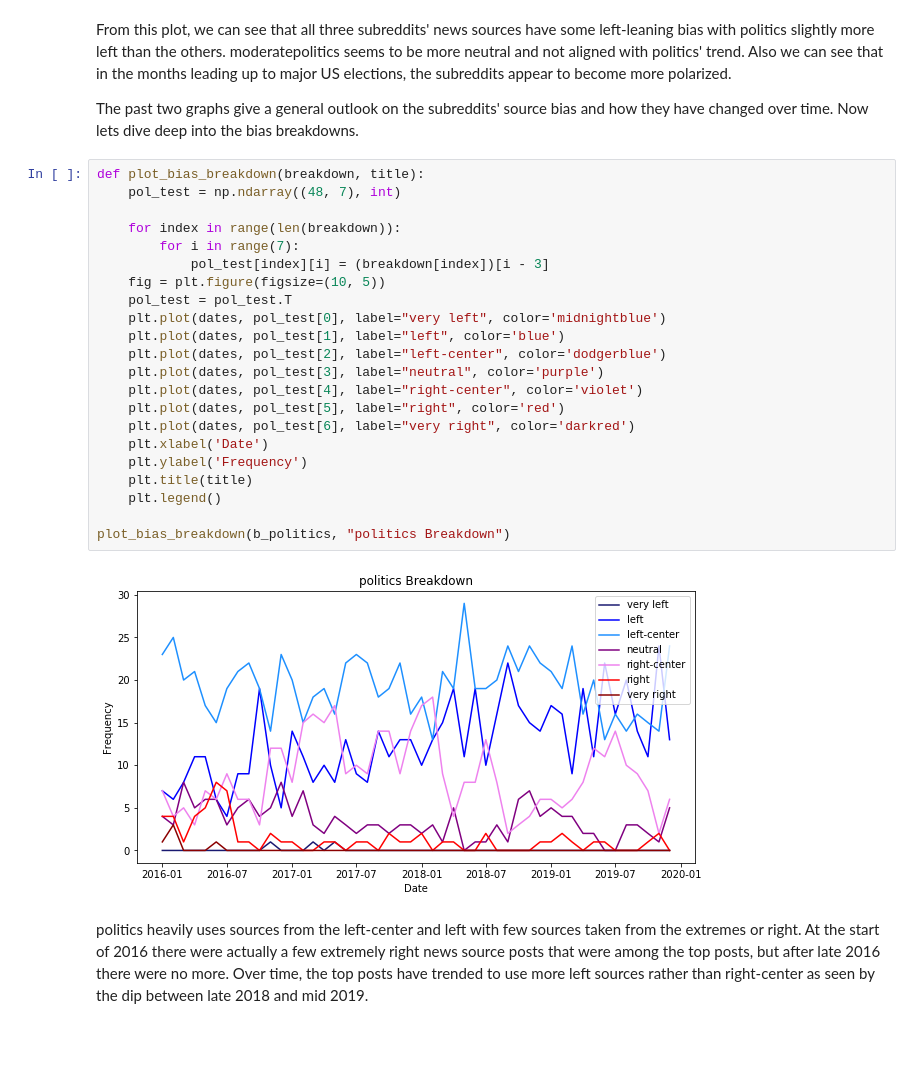
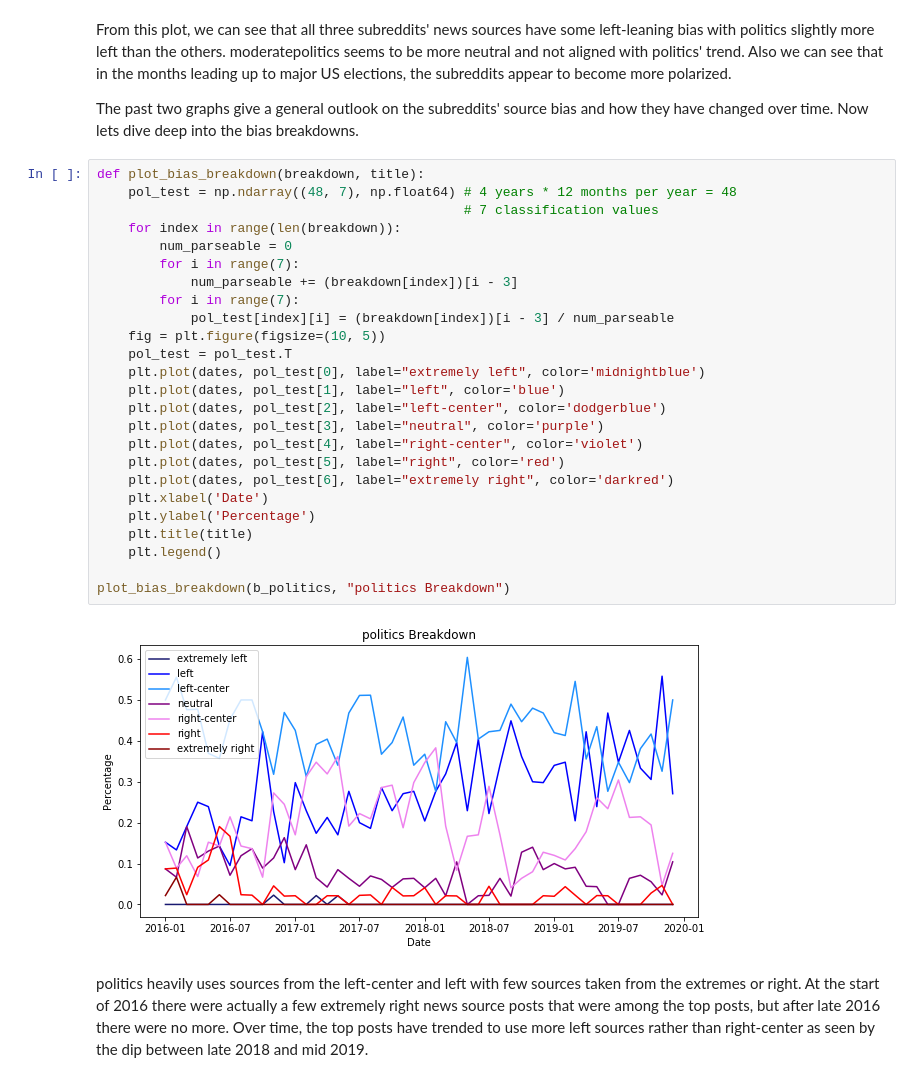
Before and after one commit to alancai98/388-final-project, a Jupyter notebook: 15-388 Final Project.ipynb, the cells around one changed output. Drawn from its saved outputs; the diff is of its cells as text; blank space fills up the shorter version.

```diff
--- a/15-388 Final Project.ipynb
+++ b/15-388 Final Project.ipynb
@@ -254,28 +262,31 @@ From this plot, we can see that all three subreddits' news sources have some lef
 The past two graphs give a general outlook on the subreddits' source bias and how they have changed over time. Now lets dive deep into the bias breakdowns.
 # %%
 def plot_bias_breakdown(breakdown, title):
-    pol_test = np.ndarray((48, 7), int)
-
+    pol_test = np.ndarray((48, 7), np.float64) # 4 years * 12 months per year = 48
+                                               # 7 classification values
     for index in range(len(breakdown)):
+        num_parseable = 0
         for i in range(7):
-            pol_test[index][i] = (breakdown[index])[i - 3]
+            num_parseable += (breakdown[index])[i - 3]
+        for i in range(7):
+            pol_test[index][i] = (breakdown[index])[i - 3] / num_parseable
     fig = plt.figure(figsize=(10, 5))
     pol_test = pol_test.T
-    plt.plot(dates, pol_test[0], label="very left", color='midnightblue')
+    plt.plot(dates, pol_test[0], label="extremely left", color='midnightblue')
     plt.plot(dates, pol_test[1], label="left", color='blue')
     plt.plot(dates, pol_test[2], label="left-center", color='dodgerblue')
     plt.plot(dates, pol_test[3], label="neutral", color='purple')
     plt.plot(dates, pol_test[4], label="right-center", color='violet')
     plt.plot(dates, pol_test[5], label="right", color='red')
-    plt.plot(dates, pol_test[6], label="very right", color='darkred')
+    plt.plot(dates, pol_test[6], label="extremely right", color='darkred')
     plt.xlabel('Date')
-    plt.ylabel('Frequency')
+    plt.ylabel('Percentage')
     plt.title(title)
     plt.legend()
 
 plot_bias_breakdown(b_politics, "politics Breakdown")
 # %% [output]
-[figure, old version]
+[figure, new version]
 # %% [markdown]
 politics heavily uses sources from the left-center and left with few sources taken from the extremes or right. At the start of 2016 there were actually a few extremely right news source posts that were among the top posts, but after late 2016 there were no more. Over time, the top posts have trended to use more left sources rather than right-center as seen by the dip between late 2018 and mid 2019.
 # %%
```
Also changed, not shown: parts of 19 cells of this notebook.
